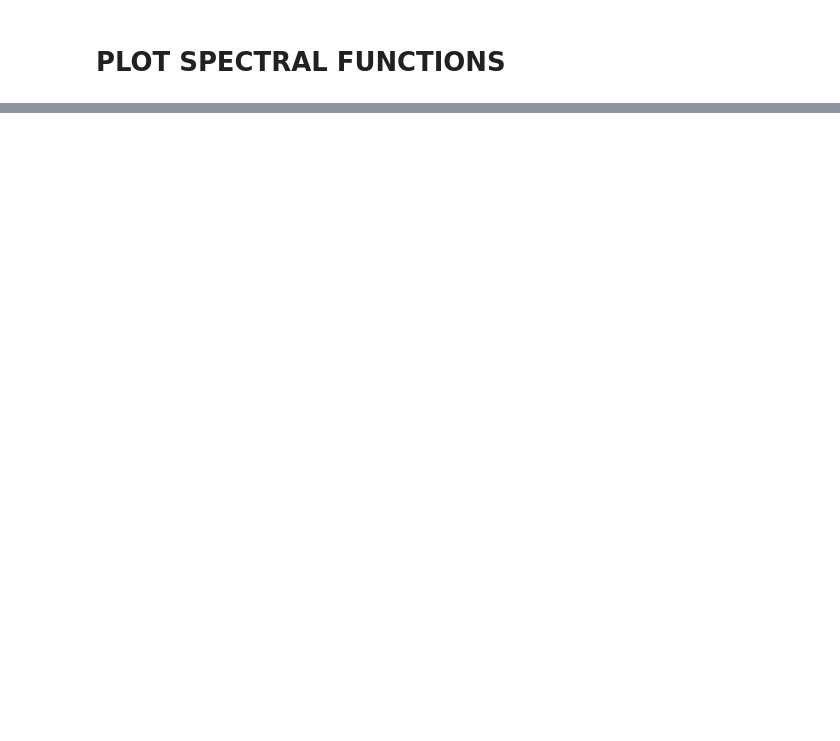
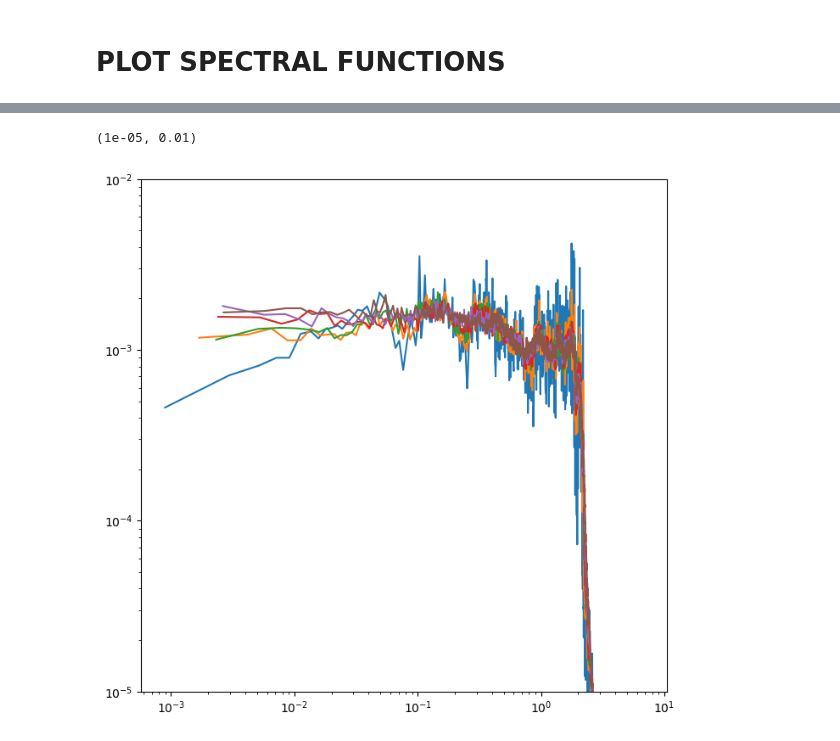
Before and after one commit to makskliczkowski/Transverse_Ising_ETH, a Jupyter notebook: IsignTransverse_ETH/Python/spectral_functions.ipynb, the cells around one changed output, grey strips where cells are left out. Drawn from its saved outputs; the diff is of its cells as text; code cells hidden in the pictures; blank space fills up the shorter version.

```diff
--- a/IsignTransverse_ETH/Python/spectral_functions.ipynb
+++ b/IsignTransverse_ETH/Python/spectral_functions.ipynb
@@ -302,0 +250,17 @@ ax1.set_xscale('log')
+# %%
+fig, ax = plt.subplots( nrows=1, ncols=1, figsize=(8,8), dpi = 100)
+
+vals = []
+for x in range(0, 20): vals.append(0.05 + x * 0.05)
+for w in vals:
+    filename = "SigmaZ_j=1_L=12,J=1.00,J0=0.00,g=0.55,g0=0.00,h=0.00,w=%.2f.dat"%w
+    if exists(filename):
+        data = pd.read_table(filename, sep="\t", header=None)
+        ax.plot(data[0], data[1], label=hfun.key_title(w, user_settings))
+ax.set_legend()
+ax.set_xscale('log')
+ax.set_yscale('log')
+ax.set_ylim(1e-5,1e-2)
+# %% [output]
+(1e-05, 0.01)
+[figure, added]
```
Also changed, not shown: parts of 5 cells of this notebook, 12 other files.
